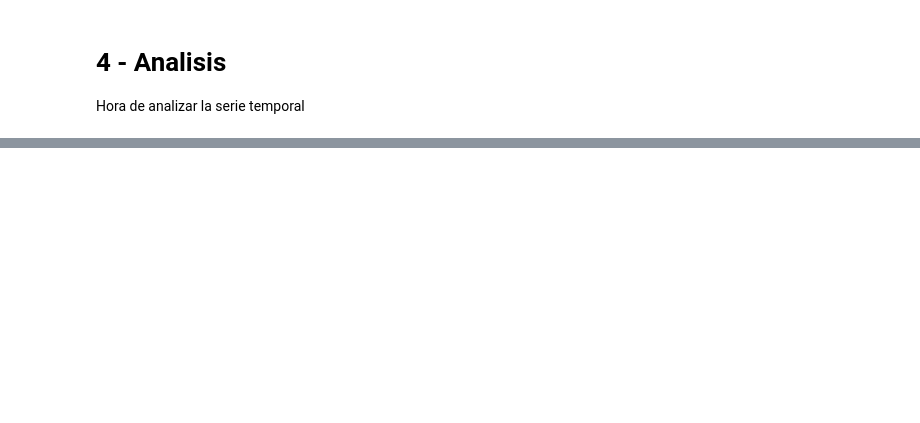
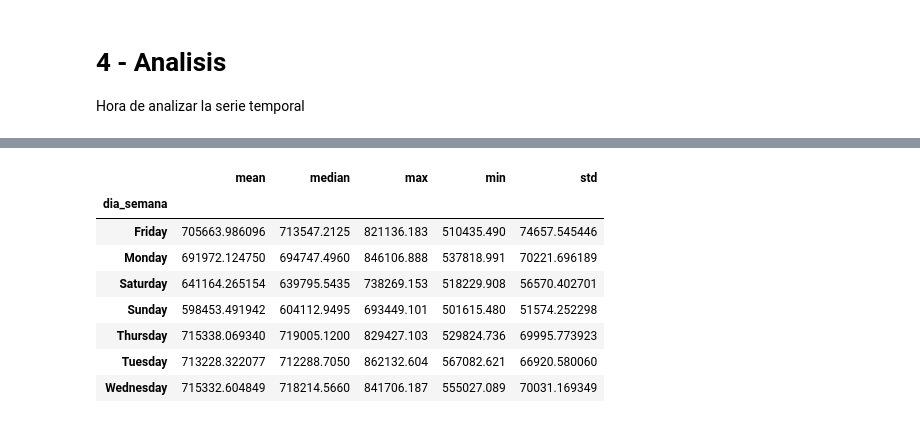
Before and after one commit to Ironhack-Data-Madrid-Octubre-2023/apuntes_clase, a Jupyter notebook: semana_4/1.0-APIs_intro.ipynb, the cells around one changed output, grey strips where cells are left out. Saved outputs shown, nothing was run; the diff lists cells and outputs as text; code cells hidden in the pictures; blank space fills up the shorter version.

```diff
--- a/semana_4/4.1-APIs_intro.ipynb
+++ b/semana_4/1.0-APIs_intro.ipynb
@@ -587,0 +678,13 @@ Hora de analizar la serie temporal
+# %%
+df_demanda = df.groupby("dia_semana")["demanda"].agg(["mean","median","max","min","std"])
+df_demanda
+# %% [output]
+|  | mean | median | max | min | std |
+| dia_semana |  |  |  |  |  |
+| Friday | 705663.986096 | 713547.2125 | 821136.183 | 510435.490 | 74657.545446 |
+| Monday | 691972.124750 | 694747.4960 | 846106.888 | 537818.991 | 70221.696189 |
+| Saturday | 641164.265154 | 639795.5435 | 738269.153 | 518229.908 | 56570.402701 |
+| Sunday | 598453.491942 | 604112.9495 | 693449.101 | 501615.480 | 51574.252298 |
+| Thursday | 715338.069340 | 719005.1200 | 829427.103 | 529824.736 | 69995.773923 |
+| Tuesday | 713228.322077 | 712288.7050 | 862132.604 | 567082.621 | 66920.580060 |
+| Wednesday | 715332.604849 | 718214.5660 | 841706.187 | 555027.089 | 70031.169349 |
```
Also changed, not shown: parts of 9 cells of this notebook.
